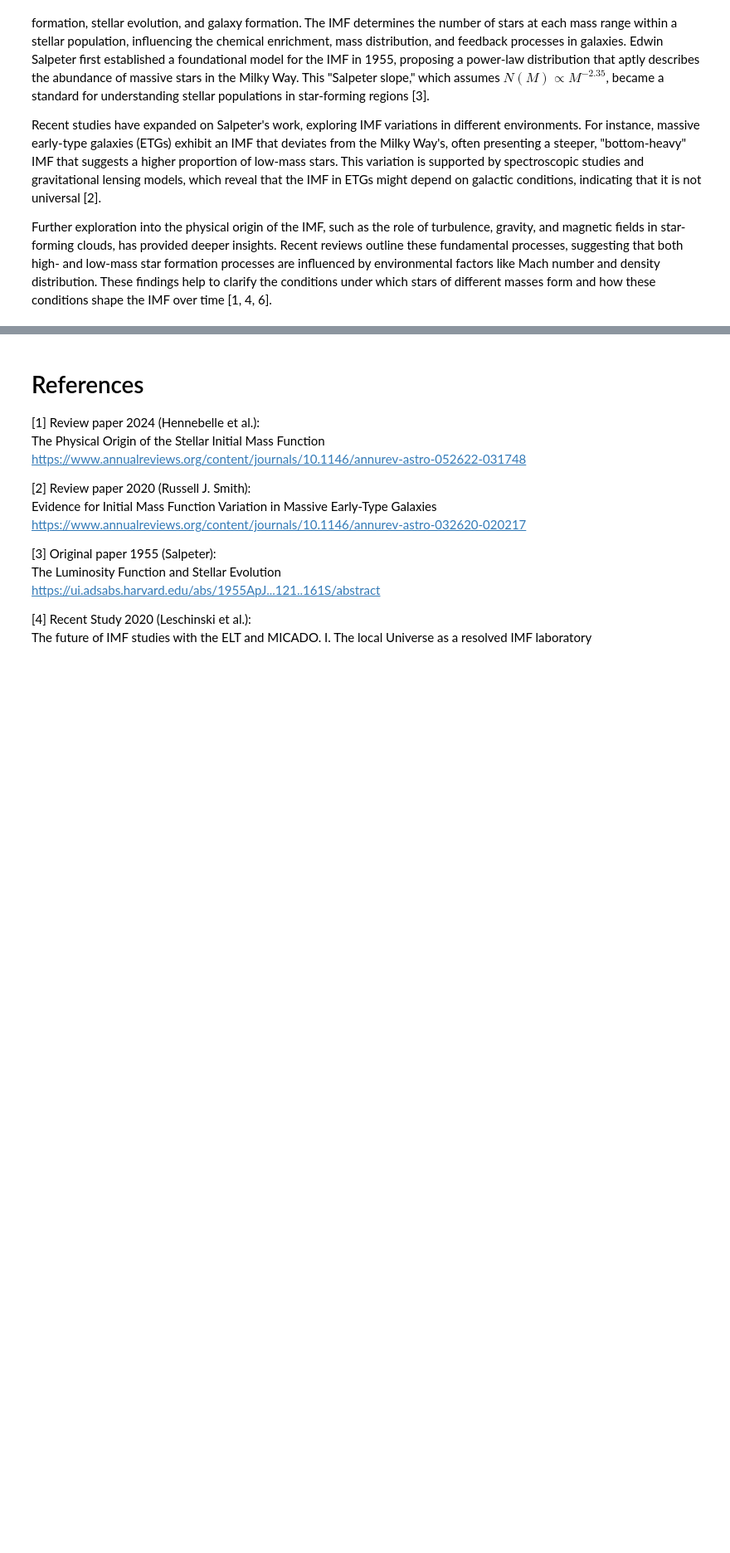
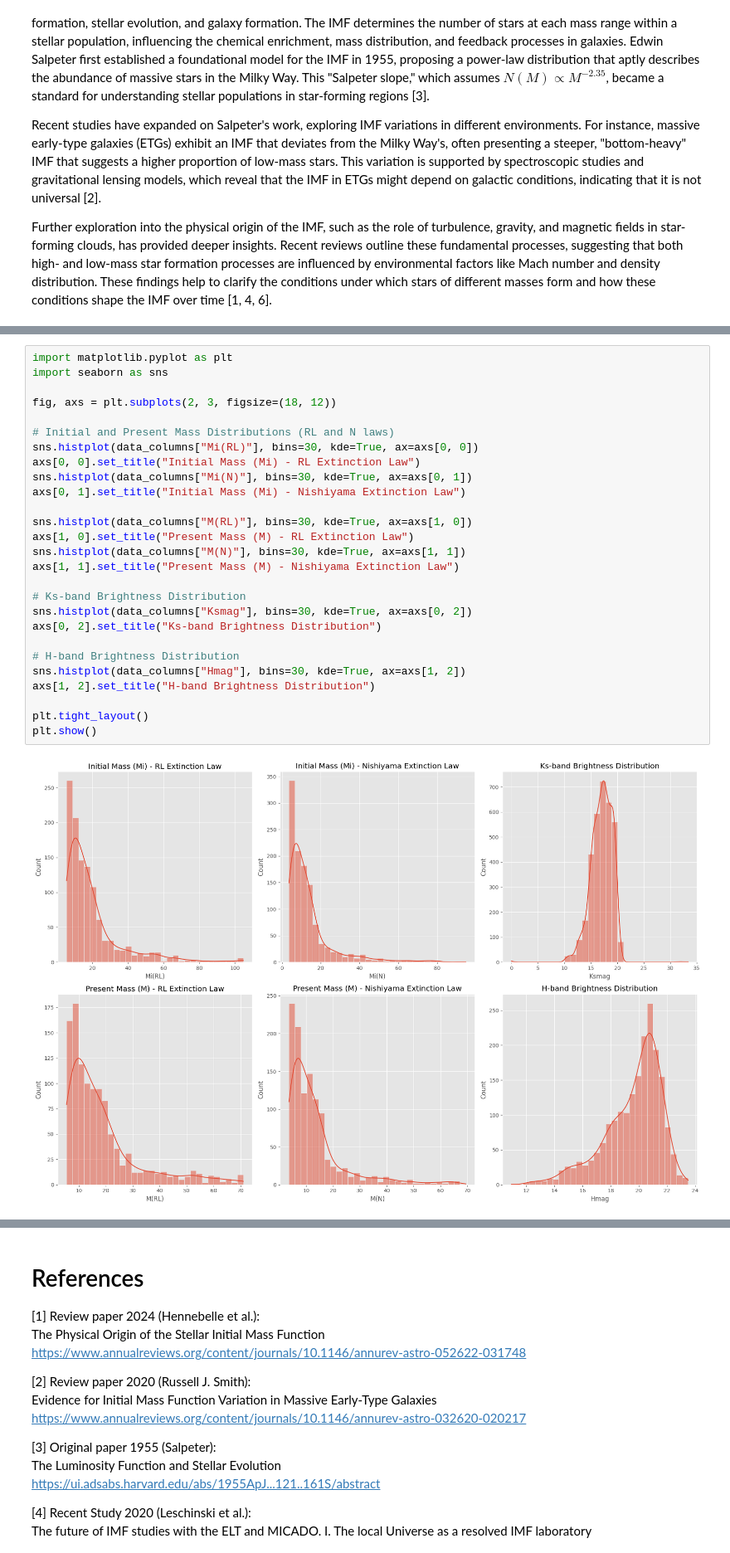
Before and after one commit to laxm7/sta_project, a Jupyter notebook: imf_chiara_felix_laxman.ipynb, the cells around one changed output, grey strips where cells are left out. Shown at 83% size. Cells and saved outputs as stored; diff of their text form; blank space fills up the shorter version.

```diff
--- a/imf_chiara_felix_laxman.ipynb
+++ b/imf_chiara_felix_laxman.ipynb
@@ -348,0 +92,29 @@ plt.show()
+# %%
+import matplotlib.pyplot as plt
+import seaborn as sns
+
+fig, axs = plt.subplots(2, 3, figsize=(18, 12))
+
+# Initial and Present Mass Distributions (RL and N laws)
+sns.histplot(data_columns["Mi(RL)"], bins=30, kde=True, ax=axs[0, 0])
+axs[0, 0].set_title("Initial Mass (Mi) - RL Extinction Law")
+sns.histplot(data_columns["Mi(N)"], bins=30, kde=True, ax=axs[0, 1])
+axs[0, 1].set_title("Initial Mass (Mi) - Nishiyama Extinction Law")
+
+sns.histplot(data_columns["M(RL)"], bins=30, kde=True, ax=axs[1, 0])
+axs[1, 0].set_title("Present Mass (M) - RL Extinction Law")
+sns.histplot(data_columns["M(N)"], bins=30, kde=True, ax=axs[1, 1])
+axs[1, 1].set_title("Present Mass (M) - Nishiyama Extinction Law")
+
+# Ks-band Brightness Distribution
+sns.histplot(data_columns["Ksmag"], bins=30, kde=True, ax=axs[0, 2])
+axs[0, 2].set_title("Ks-band Brightness Distribution")
+
+# H-band Brightness Distribution
+sns.histplot(data_columns["Hmag"], bins=30, kde=True, ax=axs[1, 2])
+axs[1, 2].set_title("H-band Brightness Distribution")
+
+plt.tight_layout()
+plt.show()
+# %% [output]
+[figure, added]
```
Also changed, not shown: parts of 42 cells of this notebook.
